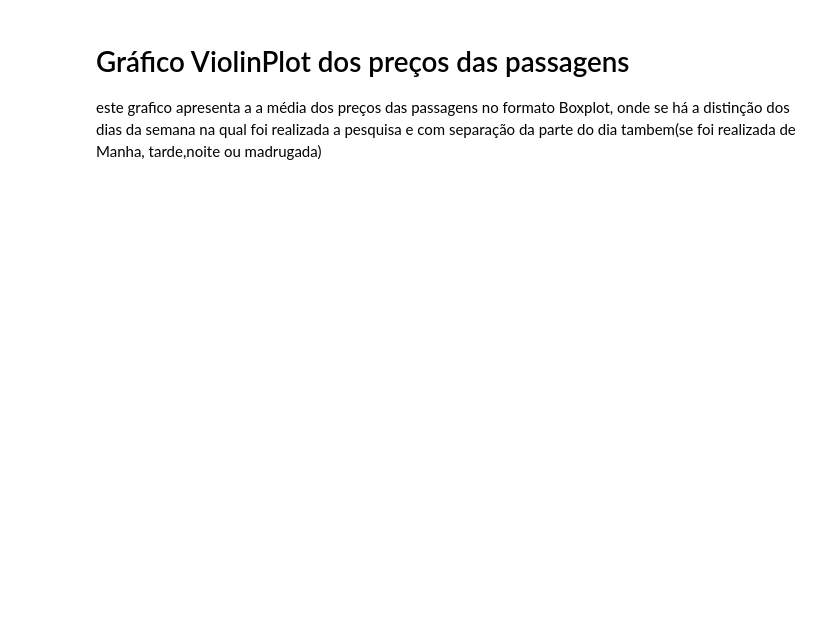
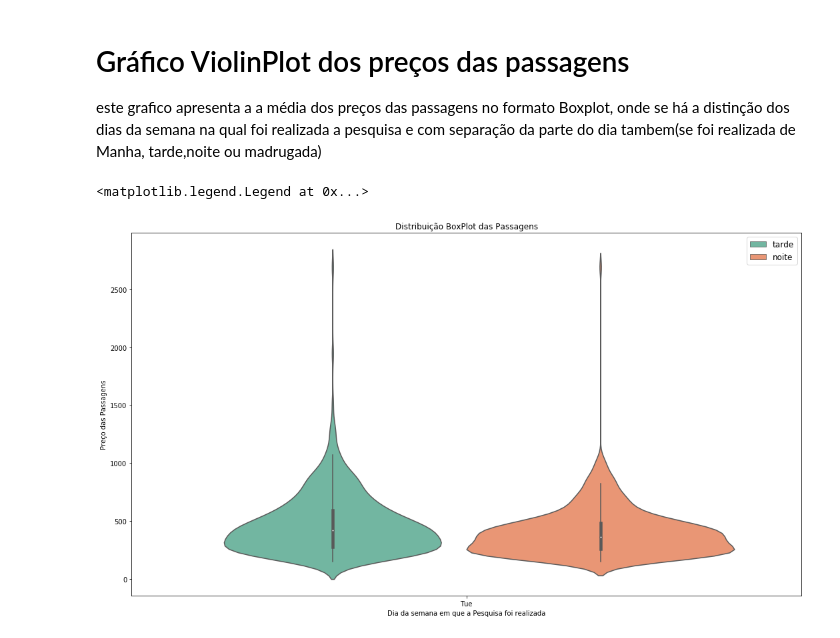
Before and after one commit to trosemberg/decolar.com-scraper, a Jupyter notebook: data_visualization.ipynb, the cells around one changed output. Cells and saved outputs as stored; diff of their text form; code cells hidden in the pictures; blank space fills up the shorter version.

```diff
--- a/data_visualization.ipynb
+++ b/data_visualization.ipynb
@@ -58,3 +60,13 @@ axes.legend(prop={'size': 12})
 # %% [markdown]
 # Gráfico ViolinPlot dos preços das passagens
 este grafico apresenta a a média dos preços das passagens no formato Boxplot, onde se há a distinção dos dias da semana na qual foi realizada a pesquisa e com separação da parte do dia tambem(se foi realizada de Manha, tarde,noite ou madrugada)
+# %%
+fig , axes = plt.subplots(figsize= (18,10))
+sns.violinplot(x='week_day_search',y='price',data = df,hue = df['part_of_day'],palette='Set2')
+axes.set_title("Distribuição BoxPlot das Passagens")
+axes.set_ylabel("Preço das Passagens")
+axes.set_xlabel('Dia da semana em que a Pesquisa foi realizada')
+axes.legend(prop={'size': 12})
+# %% [output]
+<matplotlib.legend.Legend at 0x...>
+[figure, added]
```
Also changed, not shown: parts of 13 cells of this notebook, 4 other files.
